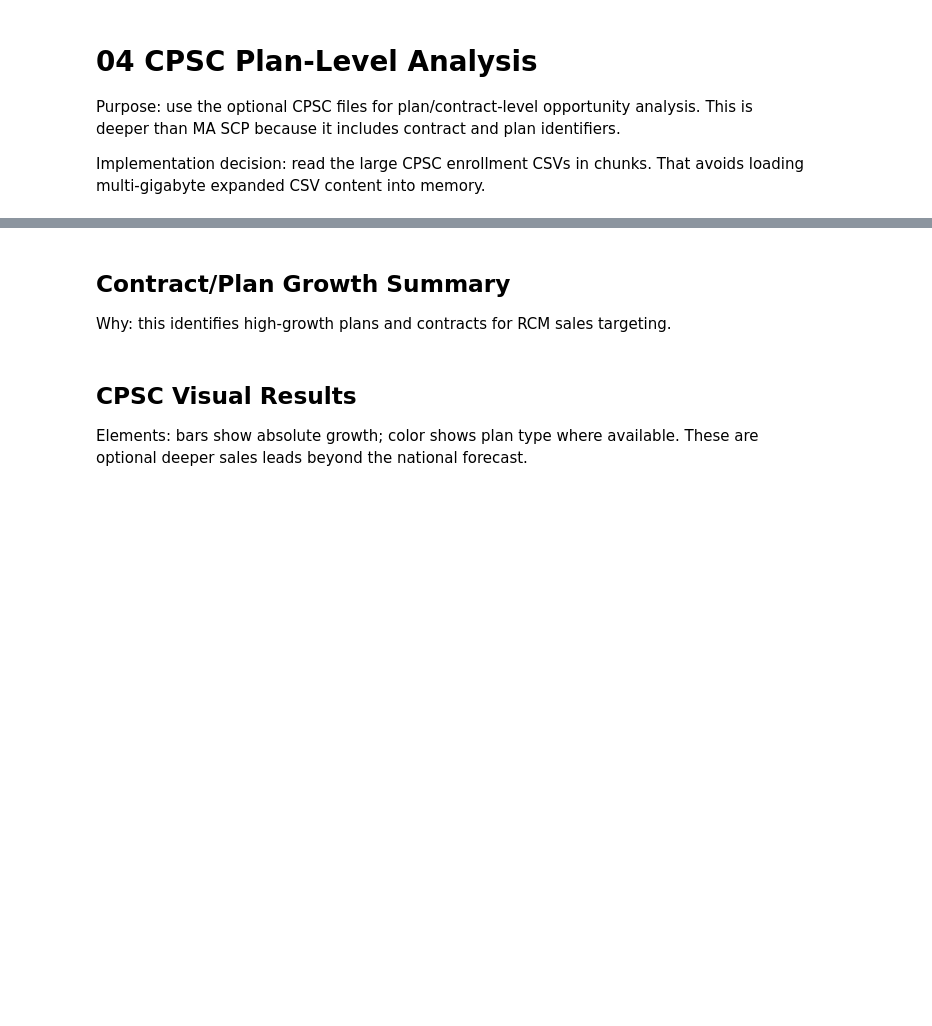
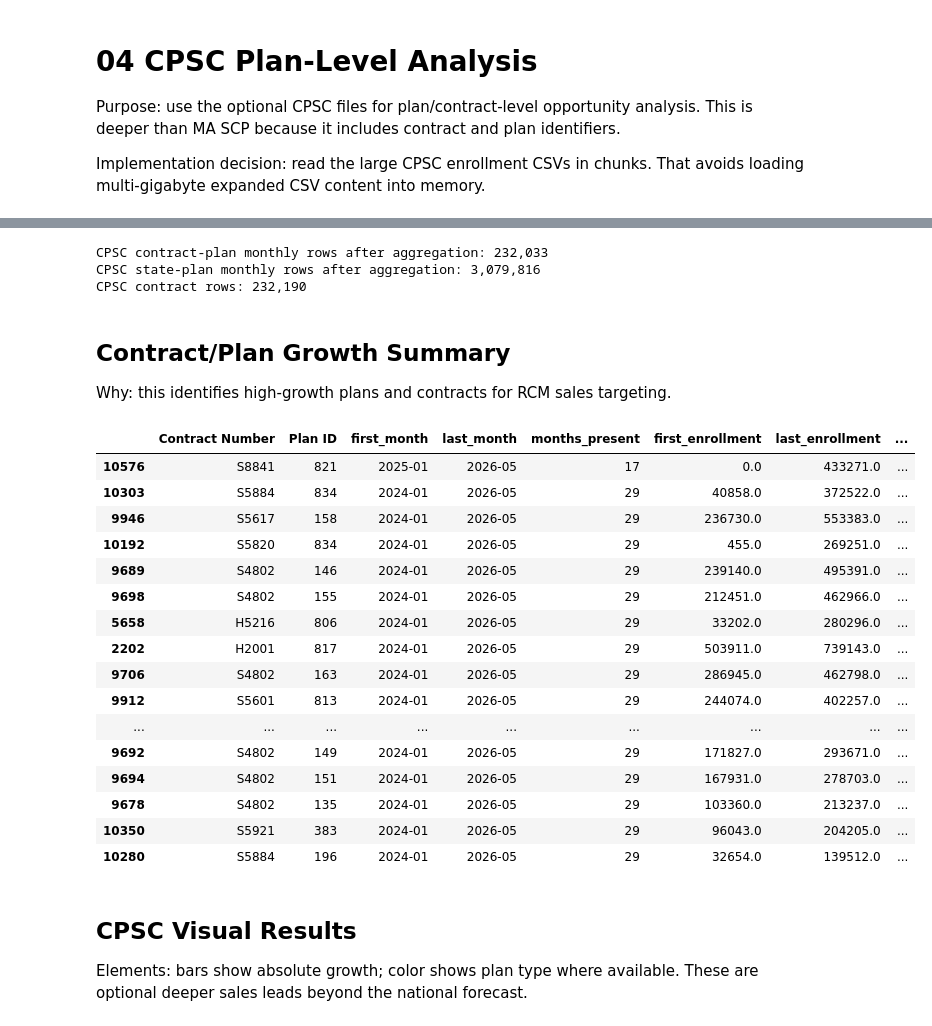
Before and after one commit to Shahneela-Zafar/rcm-cms-mvp, a Jupyter notebook: notebooks/04_cpsc_plan_level_analysis.ipynb, the cells around one changed output, grey strips where cells are left out. Drawn from its saved outputs; the diff is of its cells as text; code cells hidden in the pictures; blank space fills up the shorter version.

```diff
--- a/notebooks/04_cpsc_plan_level_analysis.ipynb
+++ b/notebooks/04_cpsc_plan_level_analysis.ipynb
@@ -53,7 +55,8 @@ def find_csv(zf: zipfile.ZipFile, contains: str) -> str:
     return matches[0]
 
 
-monthly_rows = []
+plan_rows = []
+state_plan_rows = []
 contract_rows = []
 zip_paths = sorted(CPSC_DIR.glob("*.zip"))
 
@@ -76,60 +79,91 @@ for zip_path in zip_paths:
         for chunk in chunks:
             chunk["Enrollment"] = pd.to_numeric(chunk["Enrollment"].str.replace(",", "", regex=False), errors="coerce")
             chunk["report_month_label"] = month
-            grouped = (
-                chunk.groupby(["report_month_label", "Contract Number", "Plan ID", "State", "County", "FIPS State County Code"], as_index=False)
+            plan_grouped = (
+                chunk.groupby(["report_month_label", "Contract Number", "Plan ID"], as_index=False)
                 .agg(observed_enrollment=("Enrollment", "sum"), source_rows=("Enrollment", "size"))
             )
-            monthly_rows.append(grouped)
+            state_plan_grouped = (
+                chunk.groupby(["report_month_label", "Contract Number", "Plan ID", "State"], as_index=False)
+                .agg(observed_enrollment=("Enrollment", "sum"), source_rows=("Enrollment", "size"), counties=("FIPS State County Code", "nunique"))
+            )
+            plan_rows.append(plan_grouped)
+            state_plan_rows.append(state_plan_grouped)
 
-cpsc_enrollment = pd.concat(monthly_rows, ignore_index=True)
-cpsc_enrollment = (
-    cpsc_enrollment.groupby(["report_month_label", "Contract Number", "Plan ID", "State", "County", "FIPS State County Code"], as_index=False)
+cpsc_plan_monthly = pd.concat(plan_rows, ignore_index=True)
+cpsc_plan_monthly = (
+    cpsc_plan_monthly.groupby(["report_month_label", "Contract Number", "Plan ID"], as_index=False)
     .agg(observed_enrollment=("observed_enrollment", "sum"), source_rows=("source_rows", "sum"))
+)
+cpsc_state_plan_monthly = pd.concat(state_plan_rows, ignore_index=True)
+cpsc_state_plan_monthly = (
+    cpsc_state_plan_monthly.groupby(["report_month_label", "Contract Number", "Plan ID", "State"], as_index=False)
+    .agg(observed_enrollment=("observed_enrollment", "sum"), source_rows=("source_rows", "sum"), counties=("counties", "max"))
 )
 cpsc_contract = pd.concat(contract_rows, ignore_index=True)
 
-cpsc_enrollment.to_parquet(PROCESSED_DIR / "cpsc_contract_plan_county_monthly.parquet", index=False)
+cpsc_plan_monthly.to_parquet(PROCESSED_DIR / "cpsc_plan_monthly.parquet", index=False)
+cpsc_state_plan_monthly.to_parquet(PROCESSED_DIR / "cpsc_state_plan_monthly.parquet", index=False)
 cpsc_contract.to_parquet(PROCESSED_DIR / "cpsc_contract_info_monthly.parquet", index=False)
-print(f"CPSC enrollment rows after aggregation: {len(cpsc_enrollment):,}")
+print(f"CPSC contract-plan monthly rows after aggregation: {len(cpsc_plan_monthly):,}")
+print(f"CPSC state-plan monthly rows after aggregation: {len(cpsc_state_plan_monthly):,}")
 print(f"CPSC contract rows: {len(cpsc_contract):,}")
+# %% [output]
+CPSC contract-plan monthly rows after aggregation: 232,033
+CPSC state-plan monthly rows after aggregation: 3,079,816
+CPSC contract rows: 232,190
 # %% [markdown]
 ## Contract/Plan Growth Summary
 
 Why: this identifies high-growth plans and contracts for RCM sales targeting.
 # %%
-cpsc_enrollment["report_month"] = pd.PeriodIndex(cpsc_enrollment["report_month_label"], freq="M").to_timestamp()
-plan_monthly = (
-    cpsc_enrollment.groupby(["report_month", "report_month_label", "Contract Number", "Plan ID"], as_index=False)
-    .agg(observed_enrollment=("observed_enrollment", "sum"), counties=("FIPS State County Code", "nunique"))
-    .sort_values(["Contract Number", "Plan ID", "report_month"])
-)
+plan_monthly = pd.read_parquet(PROCESSED_DIR / "cpsc_plan_monthly.parquet")
+plan_monthly["report_month"] = pd.PeriodIndex(plan_monthly["report_month_label"], freq="M").to_timestamp()
+plan_monthly = plan_monthly.sort_values(["Contract Number", "Plan ID", "report_month"])
 
 plan_growth = (
     plan_monthly.groupby(["Contract Number", "Plan ID"], as_index=False)
     .agg(
         first_month=("report_month_label", "first"),
         last_month=("report_month_label", "last"),
         months_present=("report_month_label", "nunique"),
         first_enrollment=("observed_enrollment", "first"),
         last_enrollment=("observed_enrollment", "last"),
-        counties=("counties", "max"),
+        source_rows=("source_rows", "sum"),
     )
 )
 plan_growth["absolute_growth"] = plan_growth["last_enrollment"] - plan_growth["first_enrollment"]
 plan_growth["growth_pct"] = np.where(plan_growth["first_enrollment"] > 0, plan_growth["absolute_growth"] / plan_growth["first_enrollment"], np.nan)
 
 latest_contract = cpsc_contract.sort_values("report_month_label").groupby(["Contract ID", "Plan ID"], as_index=False).tail(1)
 plan_growth = plan_growth.merge(
     latest_contract[["Contract ID", "Plan ID", "Organization Name", "Plan Name", "Plan Type", "Parent Organization"]],
     left_on=["Contract Number", "Plan ID"],
     right_on=["Contract ID", "Plan ID"],
     how="left",
 ).sort_values(["absolute_growth", "last_enrollment"], ascending=False)
 
 plan_monthly.to_parquet(PROCESSED_DIR / "cpsc_plan_monthly.parquet", index=False)
 plan_growth.to_csv(TABLE_DIR / "cpsc_plan_growth.csv", index=False)
 display(plan_growth.head(25))
+# %% [output]
+|  | Contract Number | Plan ID | first_month | last_month | months_present | first_enrollment | last_enrollment | ... |
+| 10576 | S8841 | 821 | 2025-01 | 2026-05 | 17 | 0.0 | 433271.0 | ... |
+| 10303 | S5884 | 834 | 2024-01 | 2026-05 | 29 | 40858.0 | 372522.0 | ... |
+| 9946 | S5617 | 158 | 2024-01 | 2026-05 | 29 | 236730.0 | 553383.0 | ... |
+| 10192 | S5820 | 834 | 2024-01 | 2026-05 | 29 | 455.0 | 269251.0 | ... |
+| 9689 | S4802 | 146 | 2024-01 | 2026-05 | 29 | 239140.0 | 495391.0 | ... |
+| 9698 | S4802 | 155 | 2024-01 | 2026-05 | 29 | 212451.0 | 462966.0 | ... |
+| 5658 | H5216 | 806 | 2024-01 | 2026-05 | 29 | 33202.0 | 280296.0 | ... |
+| 2202 | H2001 | 817 | 2024-01 | 2026-05 | 29 | 503911.0 | 739143.0 | ... |
+| 9706 | S4802 | 163 | 2024-01 | 2026-05 | 29 | 286945.0 | 462798.0 | ... |
+| 9912 | S5601 | 813 | 2024-01 | 2026-05 | 29 | 244074.0 | 402257.0 | ... |
+| ... | ... | ... | ... | ... | ... | ... | ... | ... |
+| 9692 | S4802 | 149 | 2024-01 | 2026-05 | 29 | 171827.0 | 293671.0 | ... |
+| 9694 | S4802 | 151 | 2024-01 | 2026-05 | 29 | 167931.0 | 278703.0 | ... |
+| 9678 | S4802 | 135 | 2024-01 | 2026-05 | 29 | 103360.0 | 213237.0 | ... |
+| 10350 | S5921 | 383 | 2024-01 | 2026-05 | 29 | 96043.0 | 204205.0 | ... |
+| 10280 | S5884 | 196 | 2024-01 | 2026-05 | 29 | 32654.0 | 139512.0 | ... |
 # %% [markdown]
 ## CPSC Visual Results
 
```
Also changed, not shown: parts of 4 cells of this notebook, 9 other files.
